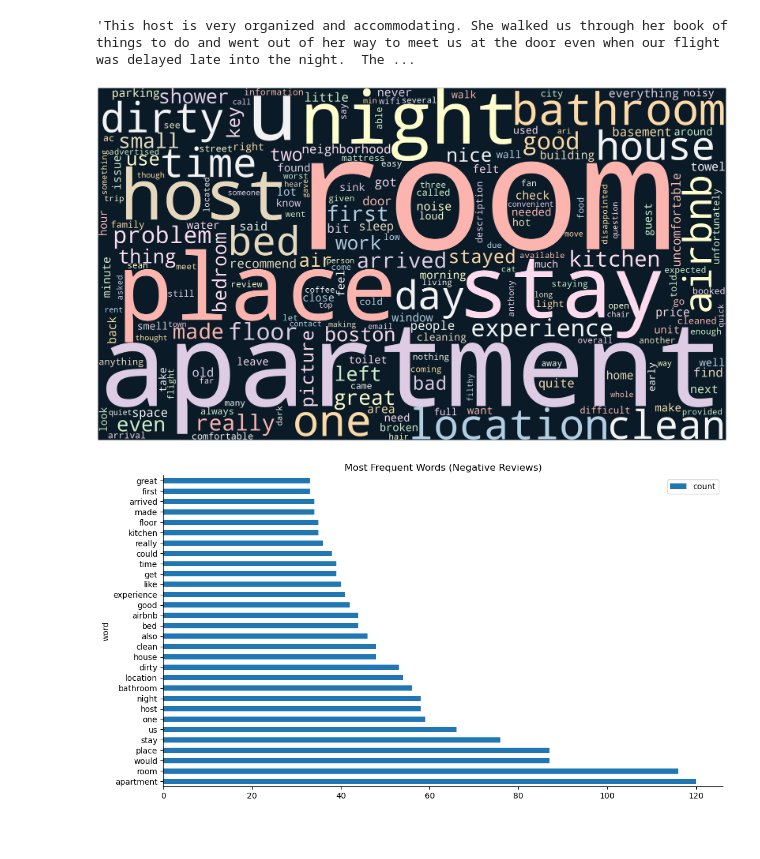
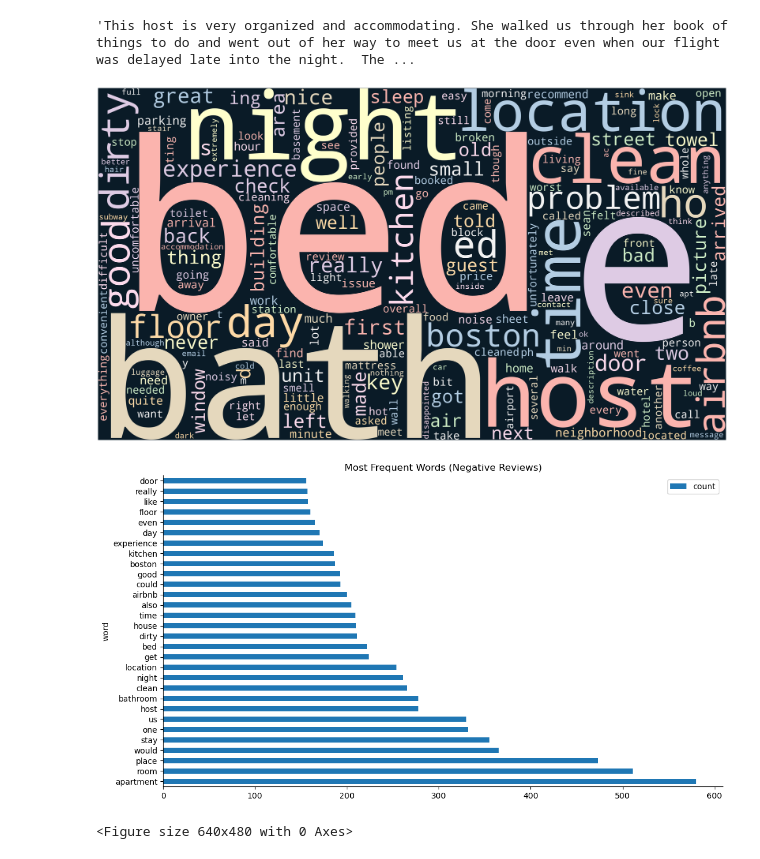
Before and after one commit to tristenwallace/boston_airbnb_CRISP-DM_analysis, a Jupyter notebook: src/models.ipynb, the cells around one changed output. Drawn from its saved outputs; the diff is of its cells as text; code cells hidden in the pictures.

Commit message:
chore: Add new stop words to word cloud

```diff
--- a/src/models.ipynb
+++ b/src/models.ipynb
@@ -179,5 +179,5 @@ So, for Q2, it's better to skip the northwest areas when looking for places in B
 # %%
 # Store sentiment scores for each comment in dataframe
 # Using sample slice of df_reviews for speed performance
-df_scores = func.get_sentiment_scores(df_reviews[:15000], 'comments', plot=True)
+df_scores = func.get_sentiment_scores(df_reviews[:], 'comments', plot=True)
 # %% [output]
@@ -200,27 +205,35 @@ neg_comments = clean_all_comments.query('compound < -.15').query('negativity > p
 # %%
 ### Plot wordcloud
 # join str lists from clean_neg_comments
+new_stop_words = ['apartment', 'room', 'place', 'would', 'stay', 'us', 'get', 'also', 'could', 'one']
+
 cloud_text = " ".join(s for s in neg_comments.apply(lambda x: ' '.join(x)))
+
+for word in new_stop_words:
+    cloud_text = cloud_text.replace(word, ' ')
 
 # Generate word cloud with a light background
 wordcloud = WordCloud(width= 3125, height = 1750, random_state=1, background_color='#0A1B27', colormap='Pastel1', collocations=False, stopwords = STOPWORDS).generate(cloud_text)
 
 # Set figure size
 plt.figure(figsize=(40, 30))
 
 # Display image
 plt.imshow(wordcloud)
 
 # No axis details
 plt.axis("off");
+
+plt.savefig('../images/neg_wordcloud', bbox_inches='tight')
 # %% [output]
-[figure, old version]
+[figure, new version]
 # %%
 ### Plot top word counts (negative comments)
 neg_word_counts = func.count_words(neg_comments)
 title = 'Most Frequent Words (Negative Reviews)'
-func.plot_most_bar(neg_word_counts, 'word', 'count', title, max=30)
+func.plot_most_bar(neg_word_counts, 'word', 'count', title, max=30)S
 # %% [output]
-[figure, old version]
+[figure, new version]
+<Figure size 640x480 with 0 Axes>
 # %%
 ### Plot top word counts (all comments)
```
Also changed, not shown: parts of 7 cells of this notebook, 1 other file.
